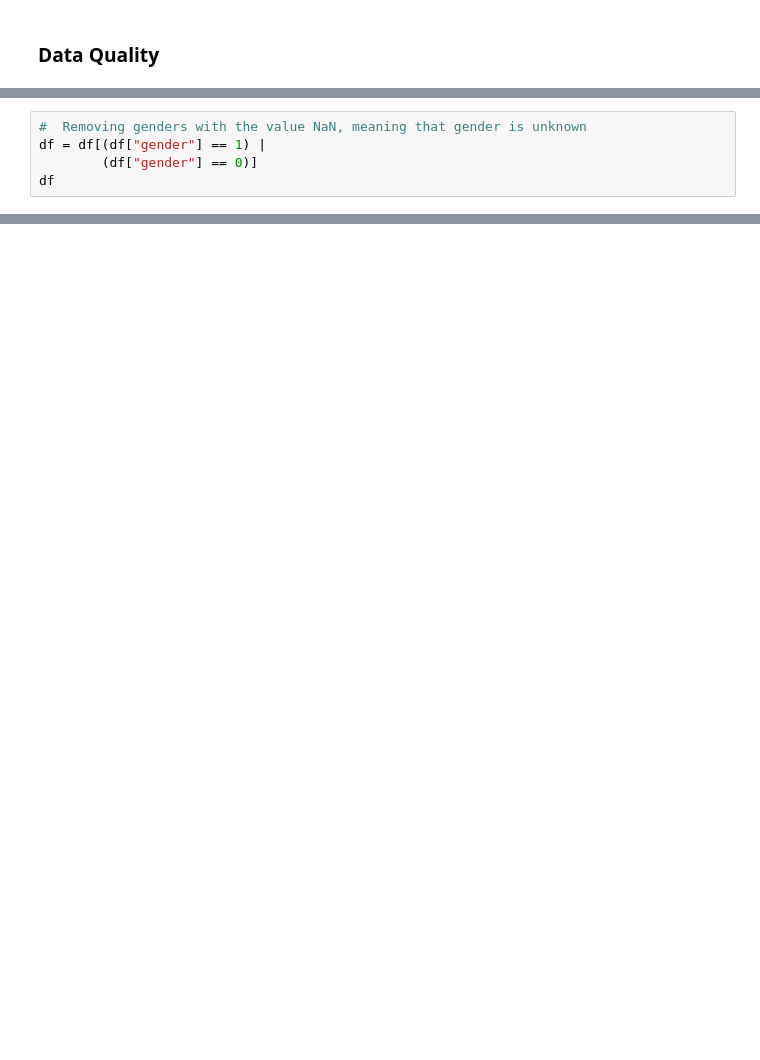
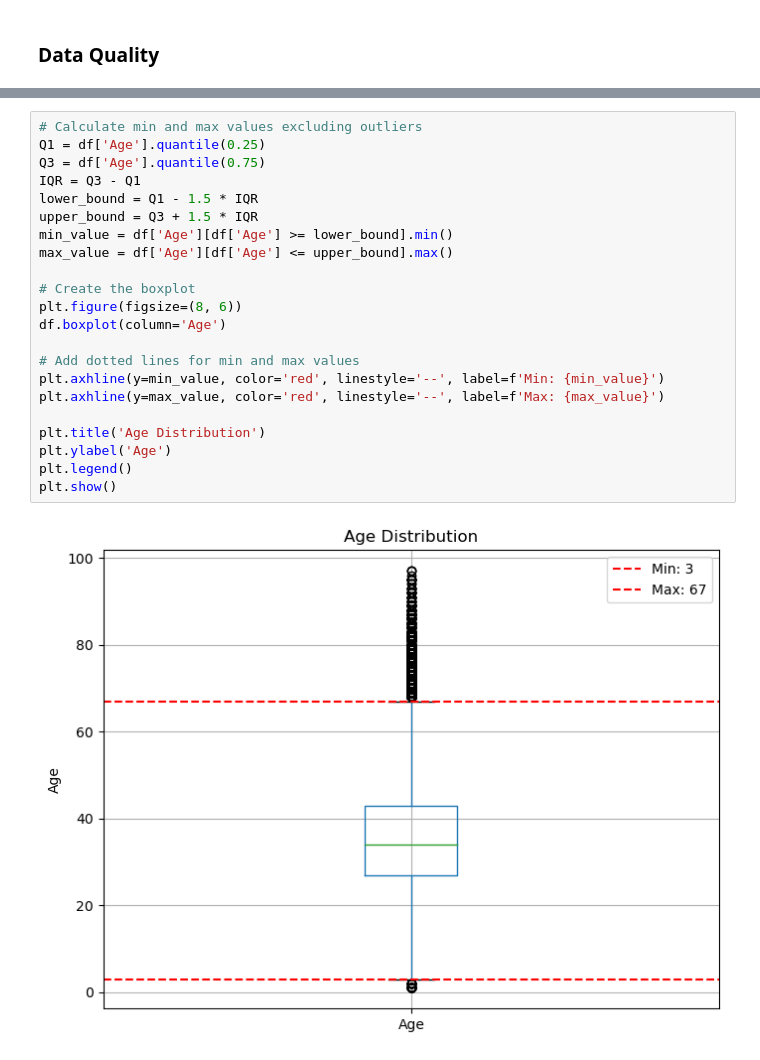
Before and after one commit to huangk430/age-detector, a Jupyter notebook: eda/eda.ipynb, the cells around one changed output, grey strips where cells are left out. Saved outputs shown, nothing was run; the diff lists cells and outputs as text; blank space fills up the shorter version.

```diff
--- a/eda/eda.ipynb
+++ b/eda/eda.ipynb
@@ -123,5 +119,0 @@ duplicateRows
-# %%
-#  Removing genders with the value NaN, meaning that gender is unknown
-df = df[(df["gender"] == 1) |
-        (df["gender"] == 0)]
-df
@@ -160,0 +174,24 @@ df
+# %%
+# Calculate min and max values excluding outliers
+Q1 = df['Age'].quantile(0.25)
+Q3 = df['Age'].quantile(0.75)
+IQR = Q3 - Q1
+lower_bound = Q1 - 1.5 * IQR
+upper_bound = Q3 + 1.5 * IQR
+min_value = df['Age'][df['Age'] >= lower_bound].min()
+max_value = df['Age'][df['Age'] <= upper_bound].max()
+
+# Create the boxplot
+plt.figure(figsize=(8, 6))
+df.boxplot(column='Age')
+
+# Add dotted lines for min and max values
+plt.axhline(y=min_value, color='red', linestyle='--', label=f'Min: {min_value}')
+plt.axhline(y=max_value, color='red', linestyle='--', label=f'Max: {max_value}')
+
+plt.title('Age Distribution')
+plt.ylabel('Age')
+plt.legend()
+plt.show()
+# %% [output]
+[figure, added]
```
Also changed, not shown: parts of 11 cells of this notebook.
